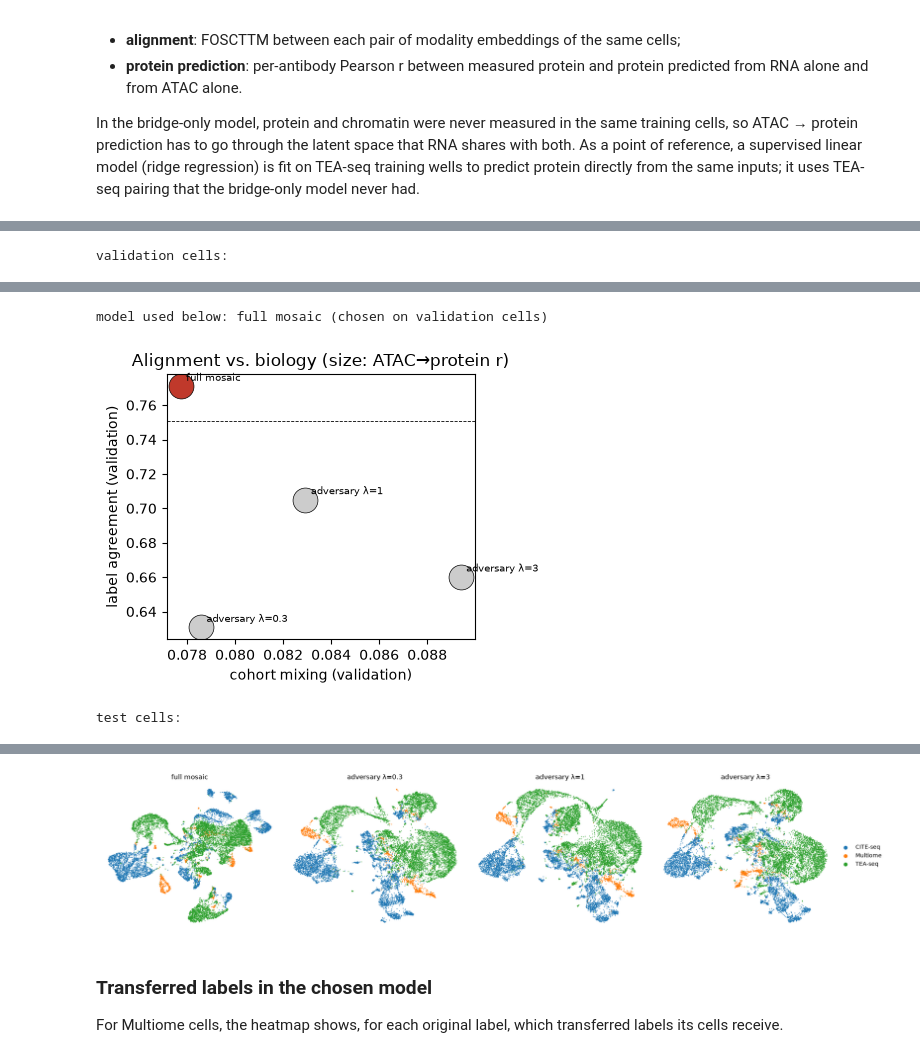
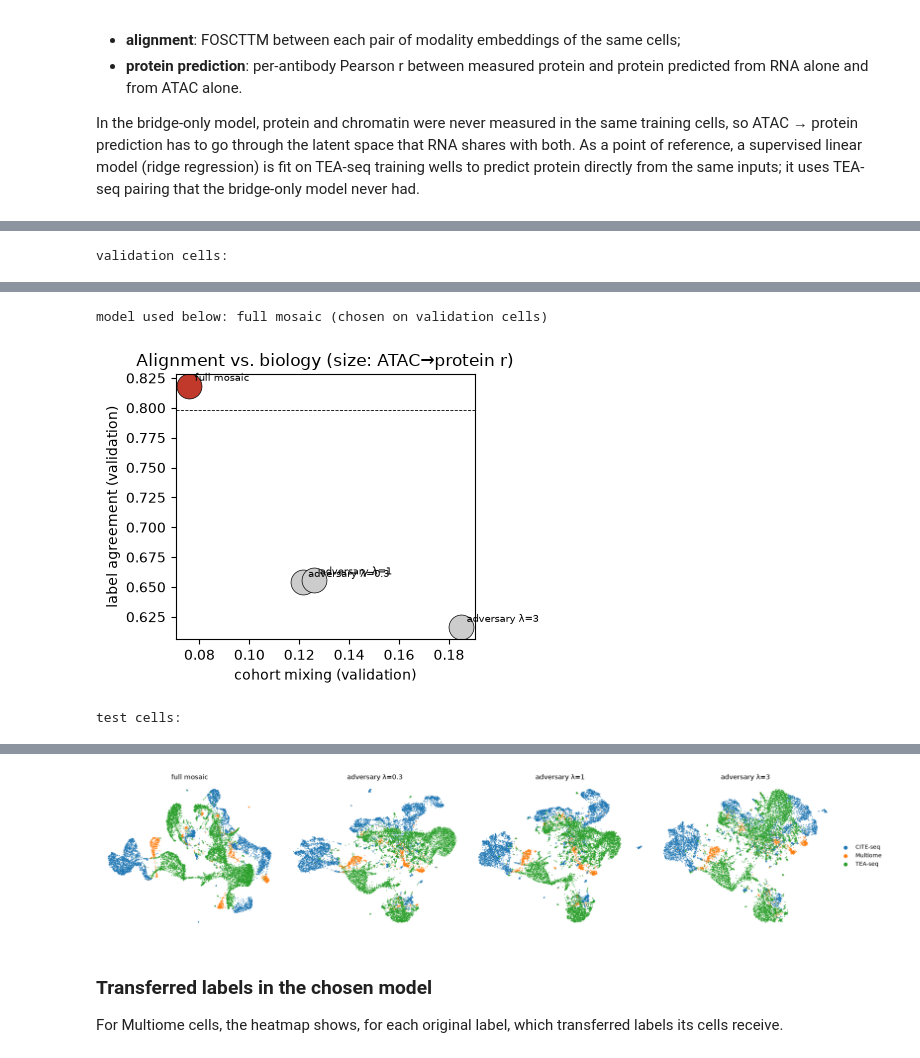
Before and after one commit to Ashford-A/UniVI, a Jupyter notebook: docs/tutorials/experimental/pbmc_mosaic_atlas.ipynb, the cells around one changed output, grey strips where cells are left out. Drawn from its saved outputs; the diff is of its cells as text; code cells hidden in the pictures.

Commit message:
Execute mosaic atlas with consensus genes

```diff
--- a/docs/tutorials/experimental/pbmc_mosaic_atlas.ipynb
+++ b/docs/tutorials/experimental/pbmc_mosaic_atlas.ipynb
@@ -71,7 +71,9 @@ UniVI 1.2.1 on cuda
 # %%
 N_EPOCHS = 300
 BATCH_SIZE = 256
-N_HVG = 2000                 # HVGs per reference cohort; the union is used
+N_HVG = 2000                 # HVGs selected in each cohort's training cells
+RNA_FEATURES = "consensus"   # "consensus": genes variable in >= CONSENSUS_MIN cohorts; "union": CITE-seq + Multiome HVGs
+CONSENSUS_MIN = 2
 N_LSI = 101                  # LSI components fit before dropping the first
 N_CITE_CELLS = 30000         # CITE-seq training cells (subsampled from the published training pool)
 N_CITE_TEST = 5000           # CITE-seq held-out cells used for evaluation
@@ -161,9 +167,14 @@ shows how much remains.
 shared_genes = cite["rna"].var_names.intersection(mult["rna"].var_names).intersection(tea["rna"].var_names)
 print(f"shared genes: {len(shared_genes):,} (CITE {cite['rna'].n_vars:,}, Multiome {mult['rna'].n_vars:,}, "
       f"TEA {tea['rna'].n_vars:,})")
-hvg_sets = [RNAPreprocessor(n_hvg=N_HVG).fit(d["rna"][idx["train"]][:, shared_genes]).features_
-            for d, idx in [(cite, cite_idx), (mult, mult_idx)]]
-genes = list(dict.fromkeys(hvg_sets[0] + hvg_sets[1]))
-print(f"HVG union: {len(genes):,} genes ({len(set(hvg_sets[0]) & set(hvg_sets[1])):,} selected in both)")
+hvg_sets = {name: RNAPreprocessor(n_hvg=N_HVG).fit(d["rna"][idx["train"]][:, shared_genes]).features_
+            for name, d, idx in [("CITE-seq", cite, cite_idx), ("Multiome", mult, mult_idx), ("TEA-seq", tea, tea_idx)]}
+votes = pd.Series([g for hv in hvg_sets.values() for g in hv]).value_counts()
+if RNA_FEATURES == "consensus":
+    genes = [g for g in shared_genes if votes.get(g, 0) >= CONSENSUS_MIN]
+else:
+    genes = list(dict.fromkeys(hvg_sets["CITE-seq"] + hvg_sets["Multiome"]))
+print(f"{RNA_FEATURES}: {len(genes):,} genes | HVGs shared by all three cohorts: {int((votes == 3).sum()):,}, "
+      f"by two: {int((votes == 2).sum()):,}, by one only: {int((votes == 1).sum()):,}")
 # %% [output]
 shared genes: 19,657 (CITE 20,729, Multiome 29,095, TEA 36,601)
@@ -698,8 +725,20 @@ def protein_r(model, split):
     return float(np.nanmedian(pearson_corr_per_feature(dense(part["adt"].X), pred)))
 
 
+from sklearn.linear_model import LogisticRegression
+from sklearn.model_selection import cross_val_score
+
+
+def cohort_predictability(atlas):
+    y = atlas.obs["cohort"].to_numpy()
+    clf = LogisticRegression(max_iter=2000, class_weight="balanced")
+    return float(cross_val_score(clf, atlas.obsm["X_univi"], y, cv=5, scoring="balanced_accuracy").mean())
+
+
 candidates = [name for name in models if name != "bridge-only"]
-val = pd.DataFrame({name: {**atlas_metrics(build_atlas(models[name], "val"), orig_by_split["val"]),
+val_atlases = {name: build_atlas(models[name], "val") for name in candidates}
+val = pd.DataFrame({name: {**atlas_metrics(val_atlases[name], orig_by_split["val"]),
+                           "cohort predictable (balanced acc., chance 0.33)": cohort_predictability(val_atlases[name]),
                            "ATAC→protein median r (TEA-seq val)": protein_r(models[name], "val")}
                     for name in candidates}).T
 base = val.loc["full mosaic"]
@@ -737,4 +776,4 @@ validation cells:
 model used below: full mosaic (chosen on validation cells)
-[figure, old version]
+[figure, new version]
 test cells:
 |  | cohort mixing | mixing if perfectly mixed | label agreement (Multiome) | balanced label agreement | Multiome cells with a mapped label |
@@ -752,7 +791,7 @@ for ax, (name, a) in zip(axes[0], atlases.items()):
 plt.tight_layout()
 plt.show()
 # %% [output]
-[figure, old version]
+[figure, new version]
 # %% [markdown]
 ### Transferred labels in the chosen model
 
```
Also changed, not shown: parts of 14 cells of this notebook.
